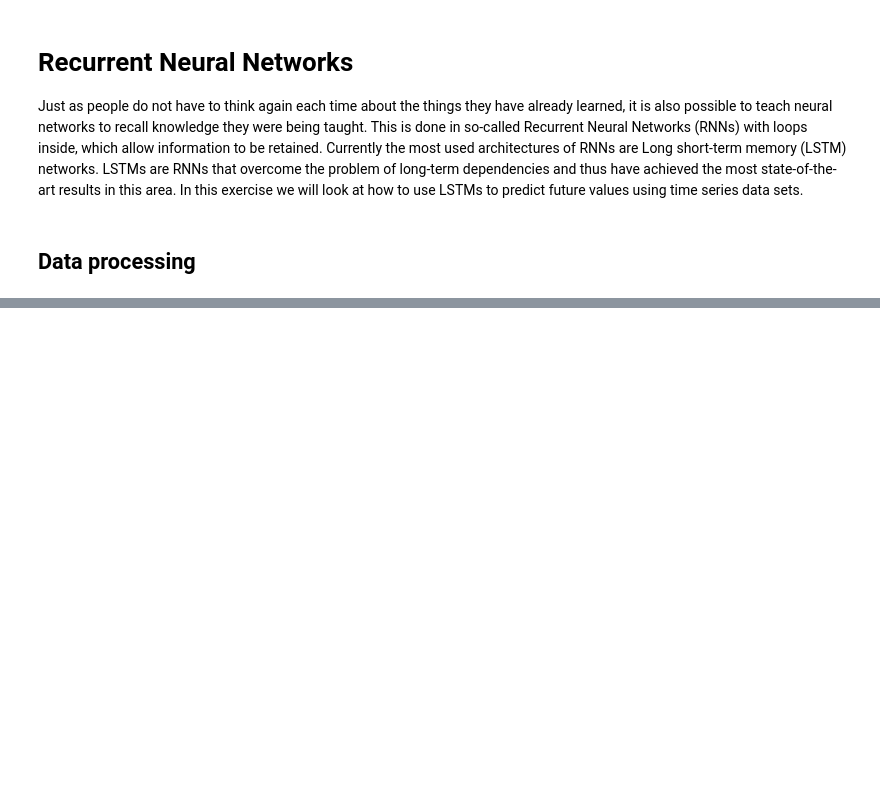
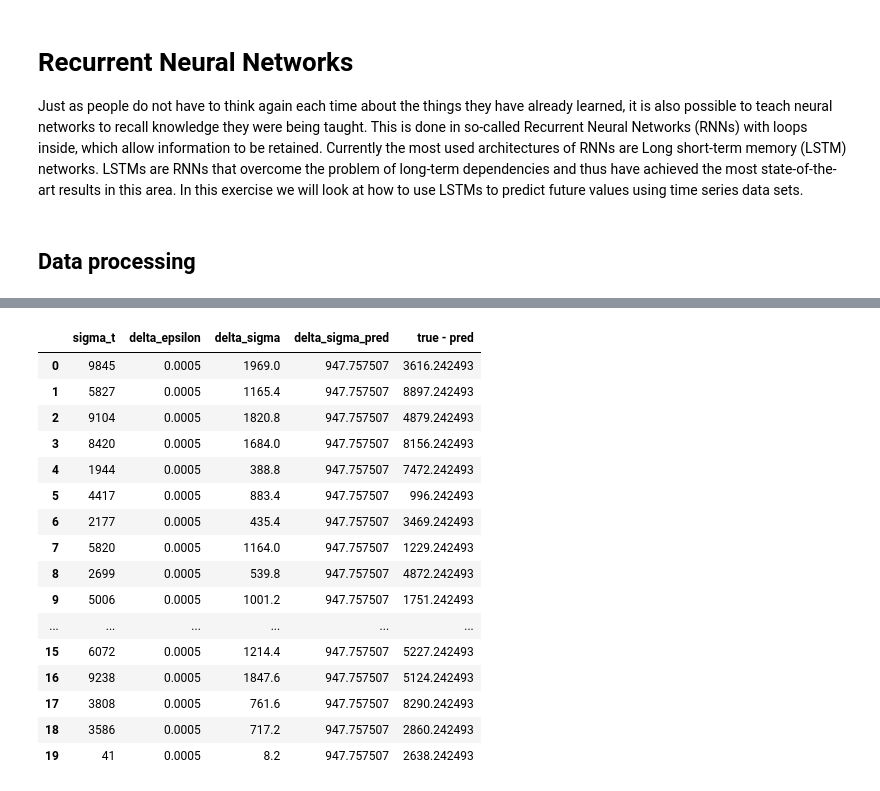
Before and after one commit to BesT1CooKie1/nn_oedometer, a Jupyter notebook: 02_nn_lstm_current.ipynb, the cells around one changed output, grey strips where cells are left out. Saved outputs shown, nothing was run; the diff lists cells and outputs as text; code cells hidden in the pictures; blank space fills up the shorter version.

```diff
--- a/02_nn_lstm_current.ipynb
+++ b/02_nn_lstm_current.ipynb
@@ -730,0 +771,30 @@ print_table_results()
+# %%
+data_print = {
+    'sigma_t': data['sigma_t'][1+len(y_train):],
+    'delta_epsilon': data['delta_epsilon'][1+len(y_train):],
+    'delta_sigma': data['delta_sigma'][1+len(y_train):],
+    'delta_sigma_pred': y_pred.tolist(),
+    'true - pred': [data['sigma_t'][len(y_train):][i] - y_pred.tolist()[i] for i in range(len(y_test.tolist()))]
+}
+
+
+# Print a markdown table
+display(pd.DataFrame(data_print).head(20))
+# %% [output]
+|  | sigma_t | delta_epsilon | delta_sigma | delta_sigma_pred | true - pred |
+| 0 | 9845 | 0.0005 | 1969.0 | 947.757507 | 3616.242493 |
+| 1 | 5827 | 0.0005 | 1165.4 | 947.757507 | 8897.242493 |
+| 2 | 9104 | 0.0005 | 1820.8 | 947.757507 | 4879.242493 |
+| 3 | 8420 | 0.0005 | 1684.0 | 947.757507 | 8156.242493 |
+| 4 | 1944 | 0.0005 | 388.8 | 947.757507 | 7472.242493 |
+| 5 | 4417 | 0.0005 | 883.4 | 947.757507 | 996.242493 |
+| 6 | 2177 | 0.0005 | 435.4 | 947.757507 | 3469.242493 |
+| 7 | 5820 | 0.0005 | 1164.0 | 947.757507 | 1229.242493 |
+| 8 | 2699 | 0.0005 | 539.8 | 947.757507 | 4872.242493 |
+| 9 | 5006 | 0.0005 | 1001.2 | 947.757507 | 1751.242493 |
+| ... | ... | ... | ... | ... | ... |
+| 15 | 6072 | 0.0005 | 1214.4 | 947.757507 | 5227.242493 |
+| 16 | 9238 | 0.0005 | 1847.6 | 947.757507 | 5124.242493 |
+| 17 | 3808 | 0.0005 | 761.6 | 947.757507 | 8290.242493 |
+| 18 | 3586 | 0.0005 | 717.2 | 947.757507 | 2860.242493 |
+| 19 | 41 | 0.0005 | 8.2 | 947.757507 | 2638.242493 |
```
Also changed, not shown: parts of 25 cells of this notebook, 5 other files.
